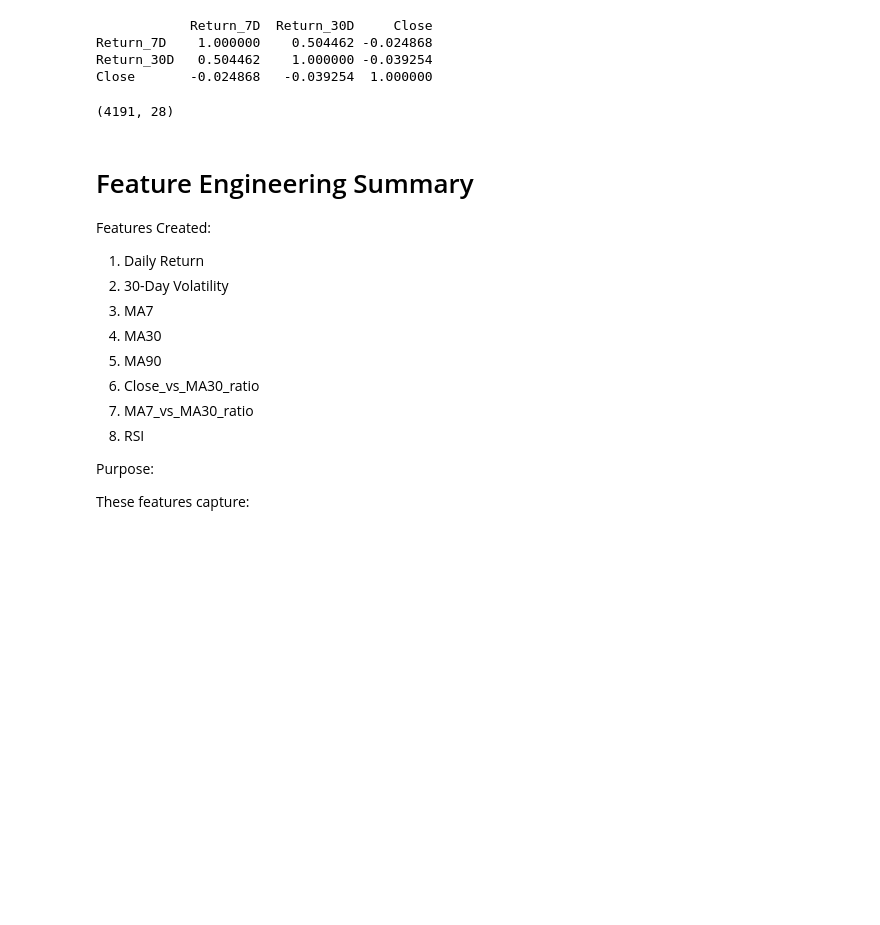
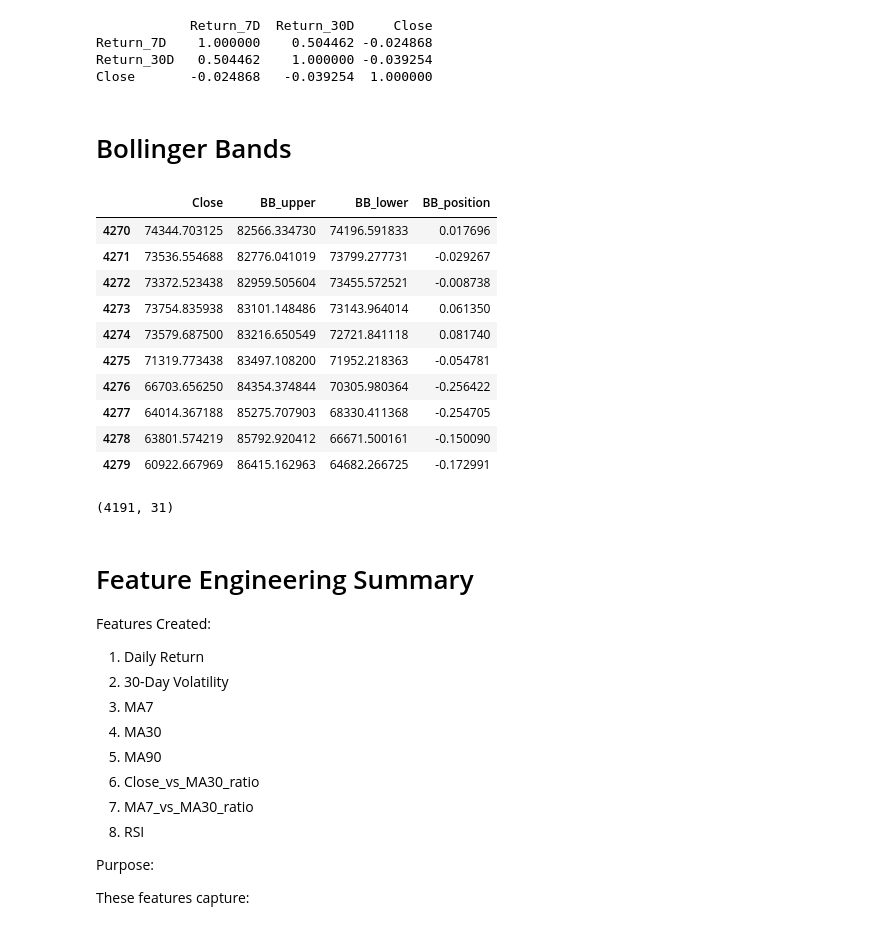
Before and after one commit to mugdhajha/Bitcoin-market-analysis, a Jupyter notebook: notebooks/feature_engineering.ipynb, the cells around one changed output. Cells and saved outputs as stored; diff of their text form; code cells hidden in the pictures; blank space fills up the shorter version.

Commit message:
added Bollinger bands feature

```diff
--- a/notebooks/feature_engineering.ipynb
+++ b/notebooks/feature_engineering.ipynb
@@ -242,11 +242,32 @@ print(corr)
 Return_7D    1.000000    0.504462 -0.024868
 Return_30D   0.504462    1.000000 -0.039254
 Close       -0.024868   -0.039254  1.000000
+# %% [markdown]
+# Bollinger Bands
+# %%
+df["BB_upper"]=(df["MA30"]+2*df["Close"].rolling(30).std())
+df["BB_lower"]=(df["MA30"]-2*df["Close"].rolling(30).std())
+# %%
+df["BB_position"]=((df["Close"]-df["BB_lower"])/(df["BB_upper"]-df["BB_lower"]))
+# %%
+df[["Close","BB_upper","BB_lower","BB_position"]].tail(10)
+# %% [output]
+|  | Close | BB_upper | BB_lower | BB_position |
+| 4270 | 74344.703125 | 82566.334730 | 74196.591833 | 0.017696 |
+| 4271 | 73536.554688 | 82776.041019 | 73799.277731 | -0.029267 |
+| 4272 | 73372.523438 | 82959.505604 | 73455.572521 | -0.008738 |
+| 4273 | 73754.835938 | 83101.148486 | 73143.964014 | 0.061350 |
+| 4274 | 73579.687500 | 83216.650549 | 72721.841118 | 0.081740 |
+| 4275 | 71319.773438 | 83497.108200 | 71952.218363 | -0.054781 |
+| 4276 | 66703.656250 | 84354.374844 | 70305.980364 | -0.256422 |
+| 4277 | 64014.367188 | 85275.707903 | 68330.411368 | -0.254705 |
+| 4278 | 63801.574219 | 85792.920412 | 66671.500161 | -0.150090 |
+| 4279 | 60922.667969 | 86415.162963 | 64682.266725 | -0.172991 |
 # %%
 df_ml = df.dropna().copy()
 df_ml.shape
 # %% [output]
-(4191, 28)
+(4191, 31)
 # %%
 df_ml.to_csv(
     "../data/processed/bitcoin_features.csv",
```
Also changed, not shown: 3 other files.
